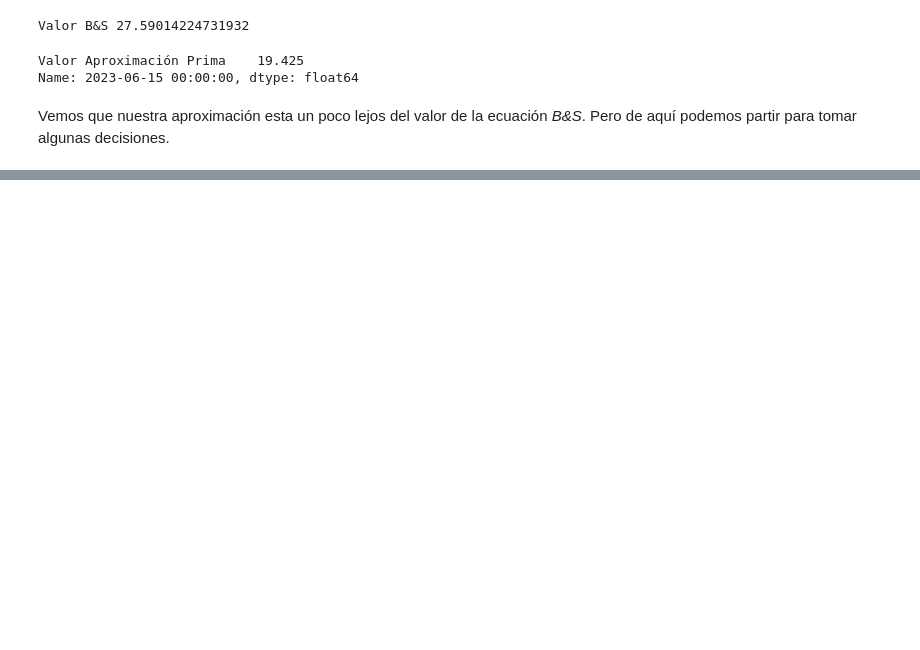
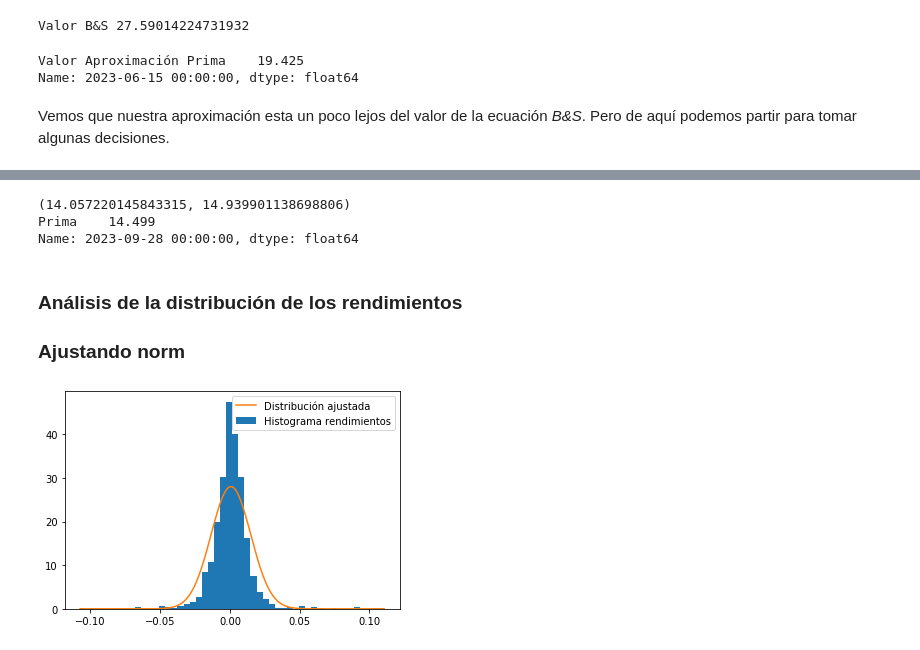
Before and after one commit to GerardoRVL97/TAREA_9_RUIZ_G_VAZQUEZ_C, a Jupyter notebook: TAREA_9_VAZQUEZ_C_RUIZ_G.ipynb, the cells around one changed output, grey strips where cells are left out. Drawn from its saved outputs; the diff is of its cells as text; code cells hidden in the pictures; blank space fills up the shorter version.

```diff
--- a/TAREA_9_VAZQUEZ_C_RUIZ_G.ipynb
+++ b/TAREA_9_VAZQUEZ_C_RUIZ_G.ipynb
@@ -643,0 +646,6 @@ Vemos que nuestra aproximación esta un poco lejos del valor de la ecuación *B&
+# %%
+ticker = ['WMT']
+start_date = '2017-01-01'
+
+closes_wmt = get_adj_closes(ticker, start_date)
+ret_wmt = calc_daily_ret(closes_wmt)
@@ -643,0 +936,32 @@ Vemos que nuestra aproximación esta un poco lejos del valor de la ecuación *B&
+# %%
+put.iloc[-1]
+confianza = 0.99
+sigma_est = sim_closes2.iloc[-1].sem()
+mean_est = put.iloc[-1].Prima
+i2 = st.norm.interval(confianza, loc=mean_est, scale=sigma_est)
+print(i2)
+print(put.iloc[-1])
+# %% [output]
+(14.057220145843315, 14.939901138698806)
+Prima    14.499
+Name: 2023-09-28 00:00:00, dtype: float64
+# %% [markdown]
+### Análisis de la distribución de los rendimientos
+
+### Ajustando norm
+# %%
+ren = calc_daily_ret(closes_wmt) # rendimientos
+y,x,des = plt.hist(ren['WMT'],bins=50,density=True,label='Histograma rendimientos')
+
+mu_fit,sd_fit = st.norm.fit(ren) # Se ajustan los parámetros de una normal
+# Valores máximo y mínimo de los rendiemientos a generar
+ren_max = max(x);ren_min = min(x)
+# Vector de rendimientos generados
+ren_gen = np.arange(ren_min,ren_max,0.001)
+# Generación de la normal ajustado con los parámetros encontrados
+curve_fit = st.norm.pdf(ren_gen,loc=mu_fit,scale=sd_fit)
+plt.plot(ren_gen,curve_fit,label='Distribución ajustada')
+plt.legend()
+plt.show()
+# %% [output]
+[figure, added]
```
Also changed, not shown: parts of 47 cells of this notebook.
